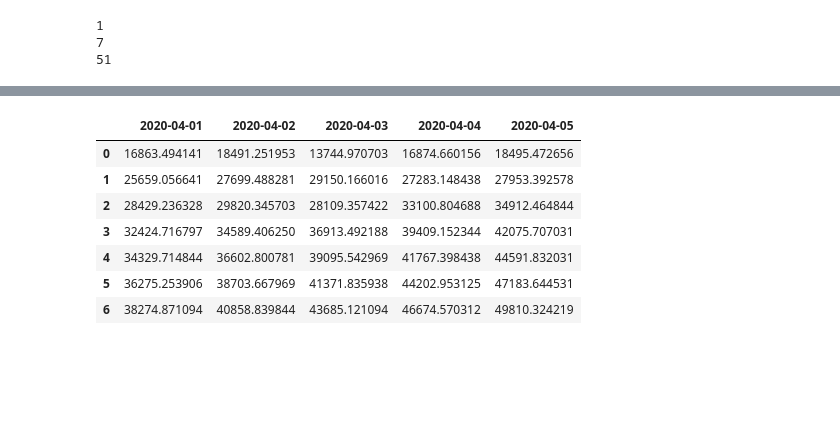
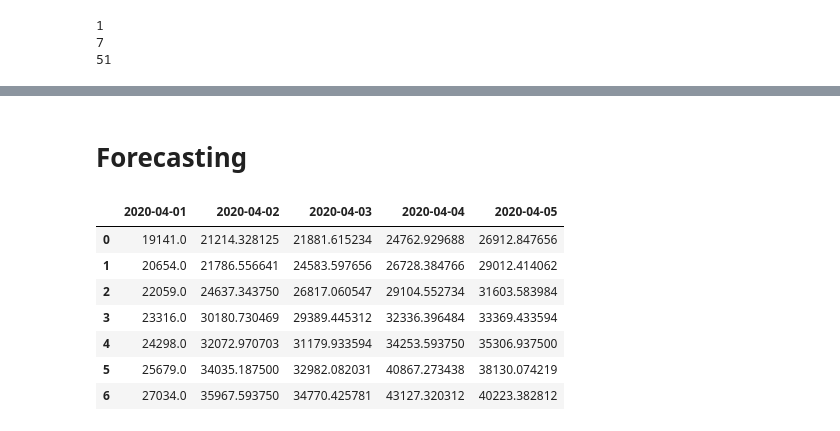
Before and after one commit to Dangandy/cv19, a Jupyter notebook: covid19_eda.ipynb, the cells around one changed output, grey strips where cells are left out. Drawn from its saved outputs; the diff is of its cells as text; code cells hidden in the pictures; blank space fills up the shorter version.

Commit message:
Fixed forecasting method

```diff
--- a/covid19_eda.ipynb
+++ b/covid19_eda.ipynb
@@ -426,7 +428,7 @@ X_test_c.shape
 # Model Preparation
 # %%
 # Initializing model components
-epochs = 20
+epochs = 25
 batch_size = 16
 n_hidden = 32
 timesteps = X_train_c.shape[1]
@@ -486,36 +490,54 @@ Epoch 20/20
 <keras.callbacks.callbacks.History at 0x...>
+# %% [markdown]
+# Forecasting
 # %%
-def forecast(model,data,start_date,num_days):
-  res_=dict()
+def forecast(model,data,start_date,n_days, n_steps=7):
+  """
+	Produce a forecast prediction.
+	Arguments:
+		model: Trained model for the forecasting
+		start_date: starting date for the forecast
+		n_days: Number of days to forecast after start_date.
+		n_steps: Number of days to use for forecast
+	Returns:
+		Pandas DataFrame of series framed with forecasting results.
+
+  SOURCE: ML Mastery time series tutorial
+	"""
+  res=dict()
+
   for i in range(len(data)):
-      res_[i]=[]
+      res[i]=[]
   y_pred=model.predict(data)
   dates=[]
+  data_window = data.copy()  # Make a copy
   date1 = pd.datetime.datetime.strptime(start_date, "%Y-%m-%d")
-  for j in range(1,num_days+1):
-      for i in range(len(data)):
-          cur_window=list(data[i][0][1:n_steps+1])
+  for j in range(1,n_days+1):
+      for i in range(len(data_window)):
+          cur_window=list(data_window[i][0][1:n_steps+1])
           #print(j,i,cur_window[-1])
-          res_[i].append(cur_window[-1])
+          res[i].append(cur_window[-1])
           cur_window.append(y_pred[i])
-          data[i][0]=cur_window
-      y_pred=model.predict(data)
+          data_window[i][0]=cur_window
+      y_pred=model.predict(data_window)
       dates.append(date1.strftime("%Y-%m-%d"))
       date1+=relativedelta(days=1)
-  #print(dates)
-  res=pd.DataFrame(pd.DataFrame(pd.DataFrame(res_).values.T))
+
+  res=pd.DataFrame(res).T
   #print(res)
   res.columns=dates
   #res['Country/State']=regs
   return res
 # %%
-forecast(model, X_test_c, forecast_date, 5)
+r = forecast(model, X_test_c, forecast_date, 5, 7)
-# %% [output]
-|  | 2020-04-01 | 2020-04-02 | 2020-04-03 | 2020-04-04 | 2020-04-05 |
-| 0 | 16863.494141 | 18491.251953 | 13744.970703 | 16874.660156 | 18495.472656 |
-| 1 | 25659.056641 | 27699.488281 | 29150.166016 | 27283.148438 | 27953.392578 |
-| 2 | 28429.236328 | 29820.345703 | 28109.357422 | 33100.804688 | 34912.464844 |
-| 3 | 32424.716797 | 34589.406250 | 36913.492188 | 39409.152344 | 42075.707031 |
-| 4 | 34329.714844 | 36602.800781 | 39095.542969 | 41767.398438 | 44591.832031 |
-| 5 | 36275.253906 | 38703.667969 | 41371.835938 | 44202.953125 | 47183.644531 |
-| 6 | 38274.871094 | 40858.839844 | 43685.121094 | 46674.570312 | 49810.324219 |
+# %%
+r
+# %% [output]
+|  | 2020-04-01 | 2020-04-02 | 2020-04-03 | 2020-04-04 | 2020-04-05 |
+| 0 | 19141.0 | 21214.328125 | 21881.615234 | 24762.929688 | 26912.847656 |
+| 1 | 20654.0 | 21786.556641 | 24583.597656 | 26728.384766 | 29012.414062 |
+| 2 | 22059.0 | 24637.343750 | 26817.060547 | 29104.552734 | 31603.583984 |
+| 3 | 23316.0 | 30180.730469 | 29389.445312 | 32336.396484 | 33369.433594 |
+| 4 | 24298.0 | 32072.970703 | 31179.933594 | 34253.593750 | 35306.937500 |
+| 5 | 25679.0 | 34035.187500 | 32982.082031 | 40867.273438 | 38130.074219 |
+| 6 | 27034.0 | 35967.593750 | 34770.425781 | 43127.320312 | 40223.382812 |
```
Also changed, not shown: parts of 4 cells of this notebook.
